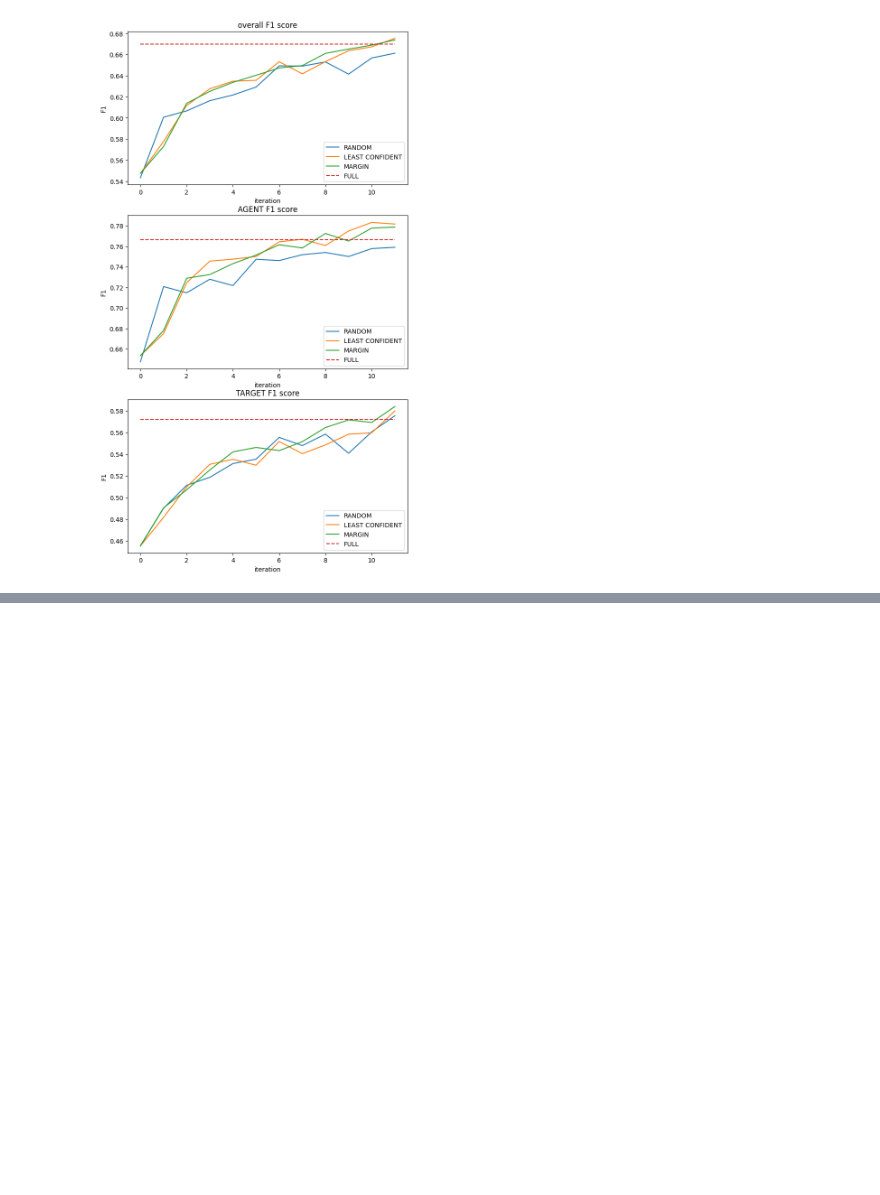
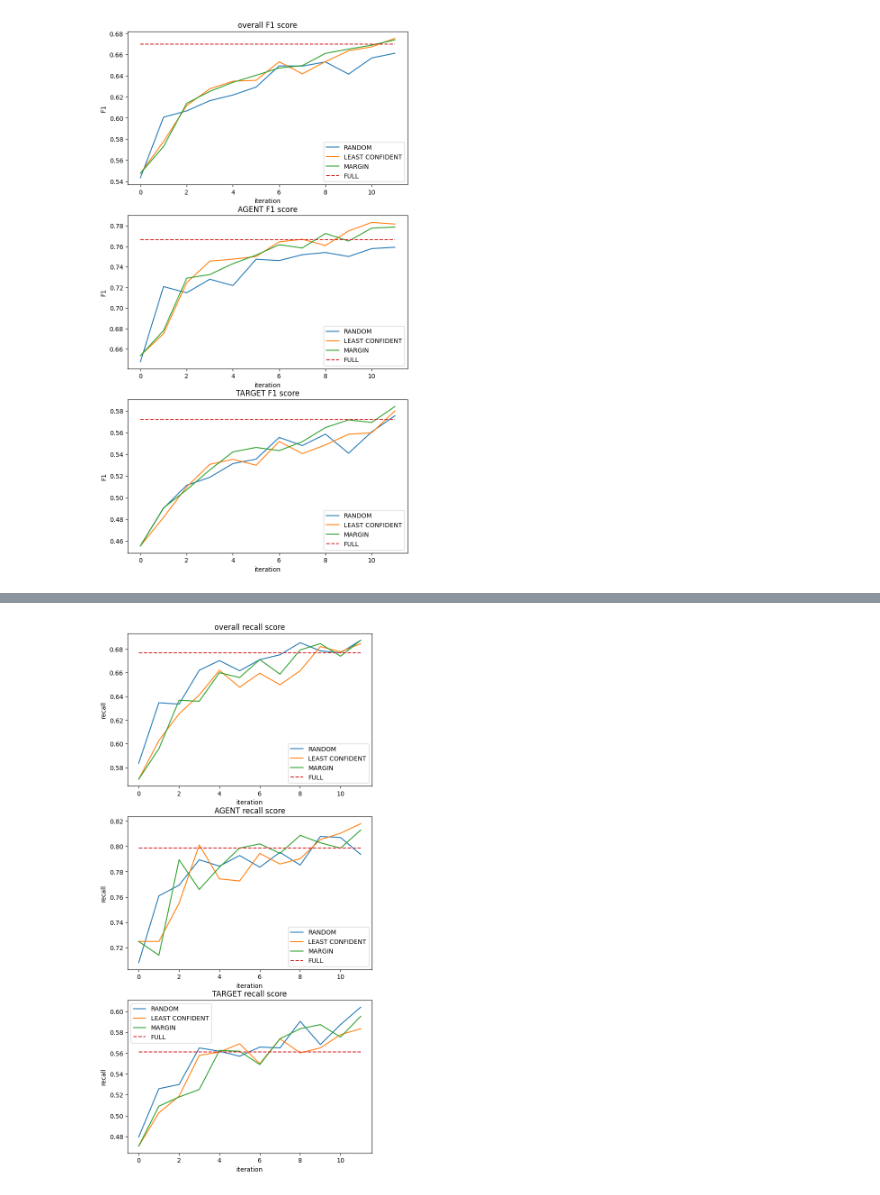
Before and after one commit to zhangxl2002/ORL, a Jupyter notebook: data_analysis.ipynb, the cells around one changed output, grey strips where cells are left out. Drawn from its saved outputs; the diff is of its cells as text; code cells hidden in the pictures; blank space fills up the shorter version.

```diff
--- a/data_analysis.ipynb
+++ b/data_analysis.ipynb
@@ -232,68 +405,68 @@ import numpy as np
 import matplotlib.pyplot as plt
 
 # 假设这是你的两个二维数组
-RANDOM_test_F1_overall = np.load("RANDOM_test_F1_overall_record.npy")[:-1]
-BEAM_test_F1_overall = np.load("BEAM_test_F1_overall_record.npy")[:-1]
-MARGIN_test_F1_overall = np.load("MARGIN_test_F1_overall_record.npy")[:-1]
-max_RANDOM_test_F1_overall = np.amax(RANDOM_test_F1_overall, axis=1)
-max_BEAM_test_F1_overall = np.amax(BEAM_test_F1_overall, axis=1)
-max_MARGIN_test_F1_overall = np.amax(MARGIN_test_F1_overall, axis=1)
-FULL_test_F1_overall = np.array([0.669767441860465]*len(max_RANDOM_test_F1_overall))
+RANDOM_test_recall_overall = np.load("RANDOM_result/RANDOM_test_recall_overall_record.npy")[:-1]
+BEAM_test_recall_overall = np.load("BEAM_result/BEAM_test_recall_overall_record.npy")[:-1]
+MARGIN_test_recall_overall = np.load("MARGIN_result/MARGIN_test_recall_overall_record.npy")[:-1]
+max_RANDOM_test_recall_overall = np.amax(RANDOM_test_recall_overall, axis=1)
+max_BEAM_test_recall_overall = np.amax(BEAM_test_recall_overall, axis=1)
+max_MARGIN_test_recall_overall = np.amax(MARGIN_test_recall_overall, axis=1)
+FULL_test_recall_overall = np.array([0.6767470371883939]*len(max_RANDOM_test_recall_overall))
 
-RANDOM_test_F1_AGENT = np.load("RANDOM_test_F1_AGENT_record.npy")[:-1]
-BEAM_test_F1_AGENT = np.load("BEAM_test_F1_AGENT_record.npy")[:-1]
-MARGIN_test_F1_AGENT = np.load("MARGIN_test_F1_AGENT_record.npy")[:-1]
-max_RANDOM_test_F1_AGENT = np.amax(RANDOM_test_F1_AGENT, axis=1)
-max_BEAM_test_F1_AGENT = np.amax(BEAM_test_F1_AGENT, axis=1)
-max_MARGIN_test_F1_AGENT = np.amax(MARGIN_test_F1_AGENT, axis=1)
-FULL_test_F1_AGENT = np.array([0.7665056360708534]*len(max_RANDOM_test_F1_AGENT))
+RANDOM_test_recall_AGENT = np.load("RANDOM_result/RANDOM_test_recall_AGENT_record.npy")[:-1]
+BEAM_test_recall_AGENT = np.load("BEAM_result/BEAM_test_recall_AGENT_record.npy")[:-1]
+MARGIN_test_recall_AGENT = np.load("MARGIN_result/MARGIN_test_recall_AGENT_record.npy")[:-1]
+max_RANDOM_test_recall_AGENT = np.amax(RANDOM_test_recall_AGENT, axis=1)
+max_BEAM_test_recall_AGENT = np.amax(BEAM_test_recall_AGENT, axis=1)
+max_MARGIN_test_recall_AGENT = np.amax(MARGIN_test_recall_AGENT, axis=1)
+FULL_test_recall_AGENT = np.array([0.7986577181208053]*len(max_RANDOM_test_recall_AGENT))
 
-RANDOM_test_F1_TARGET = np.load("RANDOM_test_F1_TARGET_record.npy")[:-1]
-BEAM_test_F1_TARGET = np.load("BEAM_test_F1_TARGET_record.npy")[:-1]
-MARGIN_test_F1_TARGET = np.load("MARGIN_test_F1_TARGET_record.npy")[:-1]
-max_RANDOM_test_F1_TARGET = np.amax(RANDOM_test_F1_TARGET, axis=1)
-max_BEAM_test_F1_TARGET = np.amax(BEAM_test_F1_TARGET, axis=1)
-max_MARGIN_test_F1_TARGET = np.amax(MARGIN_test_F1_TARGET, axis=1)
-FULL_test_F1_TARGET = np.array([0.5721251523770825]*len(max_RANDOM_test_F1_TARGET))
+RANDOM_test_recall_TARGET = np.load("RANDOM_result/RANDOM_test_recall_TARGET_record.npy")[:-1]
+BEAM_test_recall_TARGET = np.load("BEAM_result/BEAM_test_recall_TARGET_record.npy")[:-1]
+MARGIN_test_recall_TARGET = np.load("MARGIN_result/MARGIN_test_recall_TARGET_record.npy")[:-1]
+max_RANDOM_test_recall_TARGET = np.amax(RANDOM_test_recall_TARGET, axis=1)
+max_BEAM_test_recall_TARGET = np.amax(BEAM_test_recall_TARGET, axis=1)
+max_MARGIN_test_recall_TARGET = np.amax(MARGIN_test_recall_TARGET, axis=1)
+FULL_test_recall_TARGET = np.array([0.5609561752988048]*len(max_RANDOM_test_recall_TARGET))
 # 绘制折线图
 
-plt.figure(figsize=(8, 15))
+plt.figure(figsize=(7, 15))
 
 plt.subplot(3,1,1)
-plt.plot(max_RANDOM_test_F1_overall, label='RANDOM')
-plt.plot(max_BEAM_test_F1_overall, label='LEAST CONFIDENT')
-plt.plot(max_MARGIN_test_F1_overall, label='MARGIN')
-plt.plot(FULL_test_F1_overall, linestyle="--",label='FULL')
+plt.plot(max_RANDOM_test_recall_overall, label='RANDOM')
+plt.plot(max_BEAM_test_recall_overall, label='LEAST CONFIDENT')
+plt.plot(max_MARGIN_test_recall_overall, label='MARGIN')
+plt.plot(FULL_test_recall_overall, linestyle="--",label='FULL')
 plt.legend()
-plt.title('overall F1 score')
+plt.title('overall recall score')
 plt.xlabel('iteration')
-plt.ylabel('F1')
+plt.ylabel('recall')
 
 plt.subplot(3,1,2)
-plt.plot(max_RANDOM_test_F1_AGENT, label='RANDOM')
-plt.plot(max_BEAM_test_F1_AGENT, label='LEAST CONFIDENT')
-plt.plot(max_MARGIN_test_F1_AGENT, label='MARGIN')
-plt.plot(FULL_test_F1_AGENT, linestyle="--",label='FULL')
+plt.plot(max_RANDOM_test_recall_AGENT, label='RANDOM')
+plt.plot(max_BEAM_test_recall_AGENT, label='LEAST CONFIDENT')
+plt.plot(max_MARGIN_test_recall_AGENT, label='MARGIN')
+plt.plot(FULL_test_recall_AGENT, linestyle="--",label='FULL')
 plt.legend()
-plt.title('AGENT F1 score')
+plt.title('AGENT recall score')
 plt.xlabel('iteration')
-plt.ylabel('F1')
+plt.ylabel('recall')
 
 plt.subplot(3,1,3)
-plt.plot(max_RANDOM_test_F1_TARGET, label='RANDOM')
-plt.plot(max_BEAM_test_F1_TARGET, label='LEAST CONFIDENT')
-plt.plot(max_MARGIN_test_F1_TARGET, label='MARGIN')
-plt.plot(FULL_test_F1_TARGET, linestyle="--",label='FULL')
+plt.plot(max_RANDOM_test_recall_TARGET, label='RANDOM')
+plt.plot(max_BEAM_test_recall_TARGET, label='LEAST CONFIDENT')
+plt.plot(max_MARGIN_test_recall_TARGET, label='MARGIN')
+plt.plot(FULL_test_recall_TARGET, linestyle="--",label='FULL')
 plt.legend()
-plt.title('TARGET F1 score')
+plt.title('TARGET recall score')
 plt.xlabel('iteration')
-plt.ylabel('F1')
+plt.ylabel('recall')
 
 # # 添加图例、标题和标签
 # plt.legend()
-# plt.title('overall F1 score')
+# plt.title('overall recall score')
 # plt.xlabel('iter num')
-# plt.ylabel('overall f1')
+# plt.ylabel('overall recall')
 
 # 显示图形
 plt.show()
@@ -301,0 +474 @@ plt.show()
+[figure, added]
```
Also changed, not shown: parts of 11 cells of this notebook, 5 other files.
